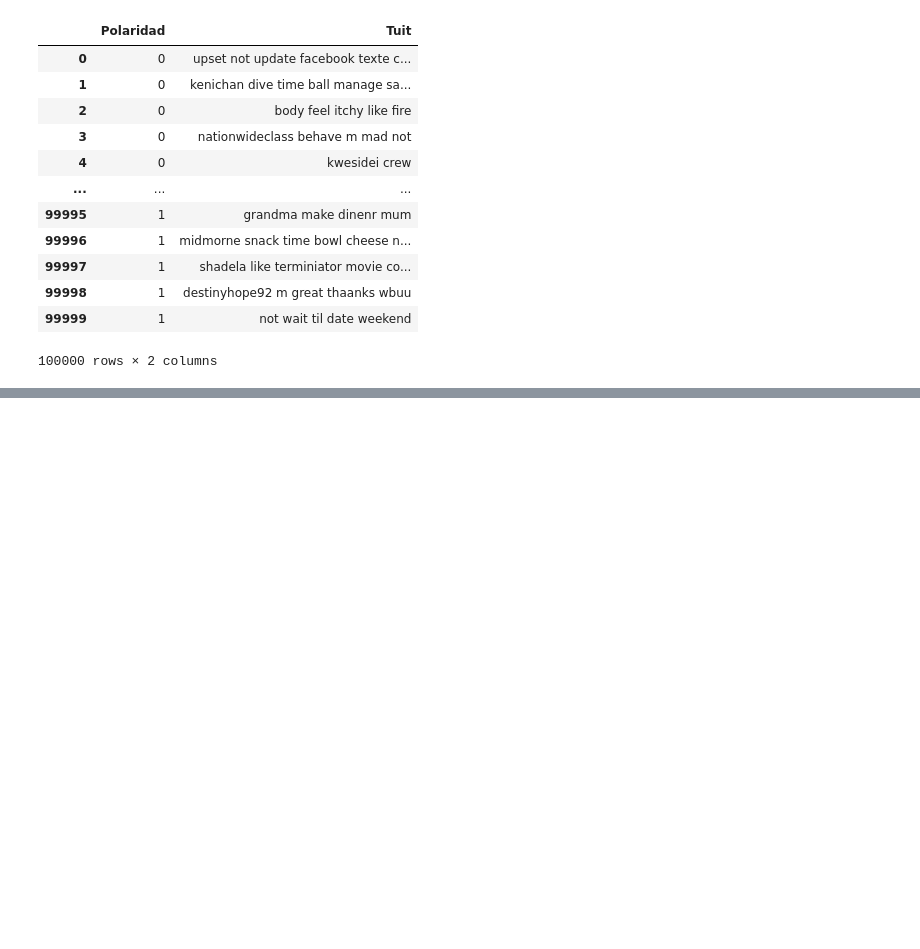
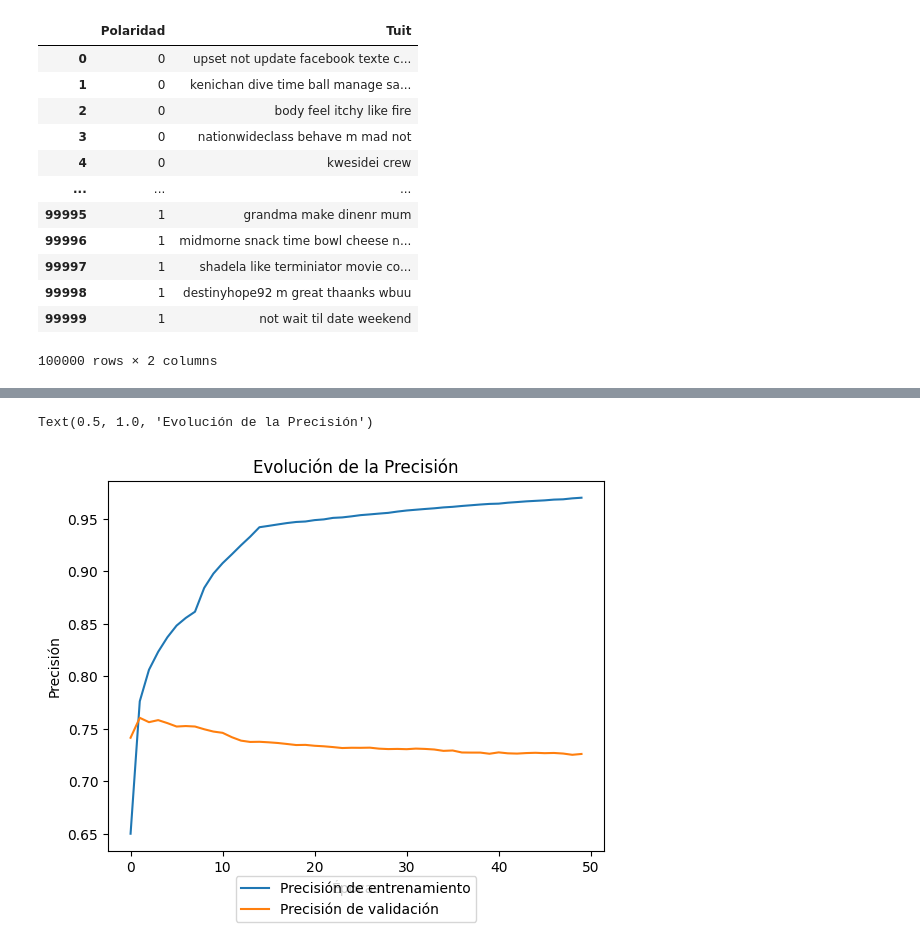
Before and after one commit to tnarrosf/unir-mubio01-grupo5, a Jupyter notebook: python/TallerGrupal_Python.ipynb, the cells around one changed output, grey strips where cells are left out. Drawn from its saved outputs; the diff is of its cells as text; code cells hidden in the pictures; blank space fills up the shorter version.

```diff
--- a/python/TallerGrupal_Python.ipynb
+++ b/python/TallerGrupal_Python.ipynb
@@ -327,0 +456,12 @@ Test (20000, 1) (20000,)
+# %%
+# Gráfico de la métrica de precisión
+plt.subplot(1, 1, 1)
+plt.plot(entreno.history['accuracy'], label='Precisión de entrenamiento')
+plt.plot(entreno.history['val_accuracy'], label='Precisión de validación')
+plt.xlabel('Épocas')
+plt.ylabel('Precisión')
+plt.legend(loc='upper center', bbox_to_anchor=(0.5, -0.05), ncol=1)
+plt.title('Evolución de la Precisión')
+# %% [output]
+Text(0.5, 1.0, 'Evolución de la Precisión')
+[figure, added]
```
Also changed, not shown: parts of 26 cells of this notebook.
